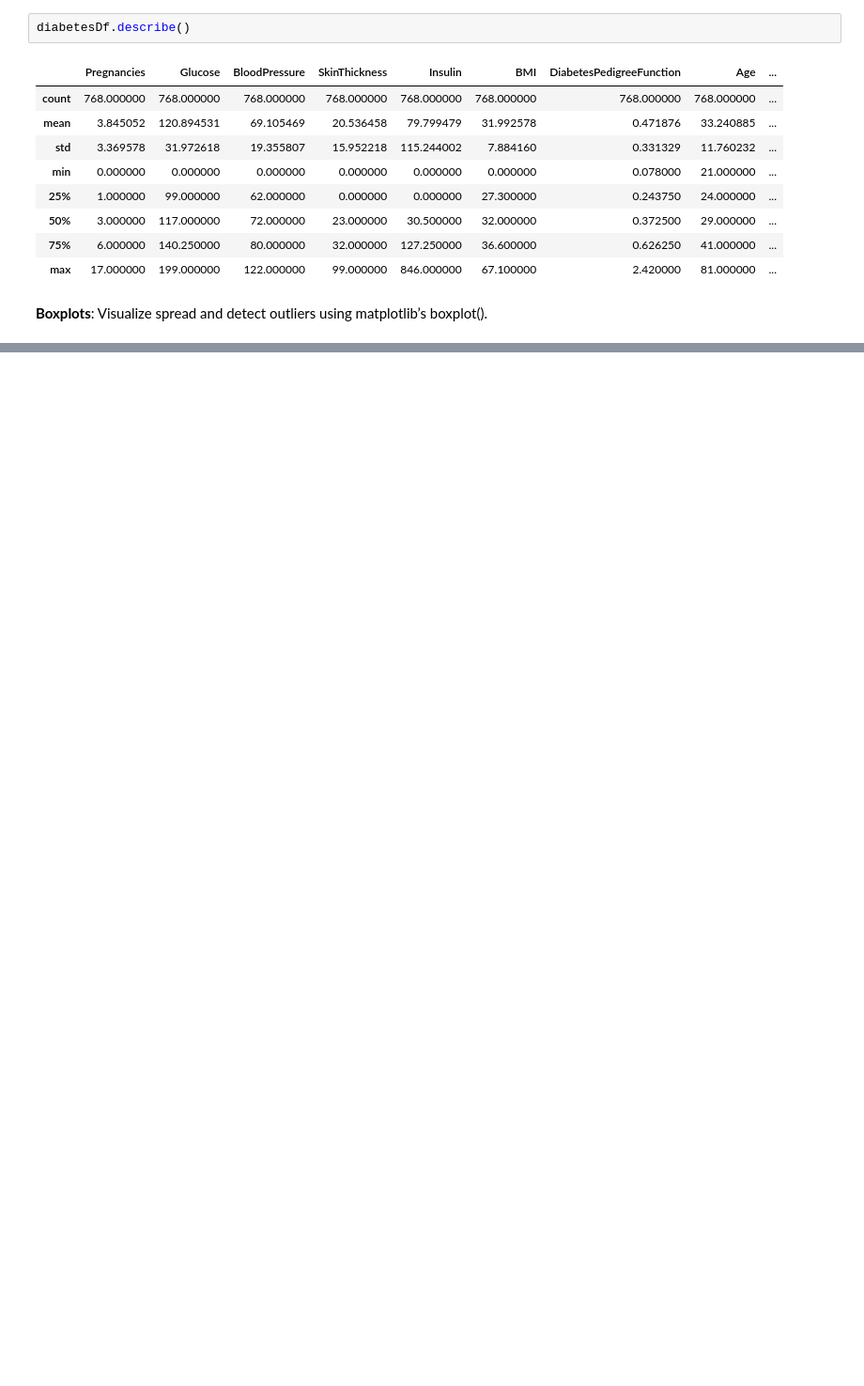
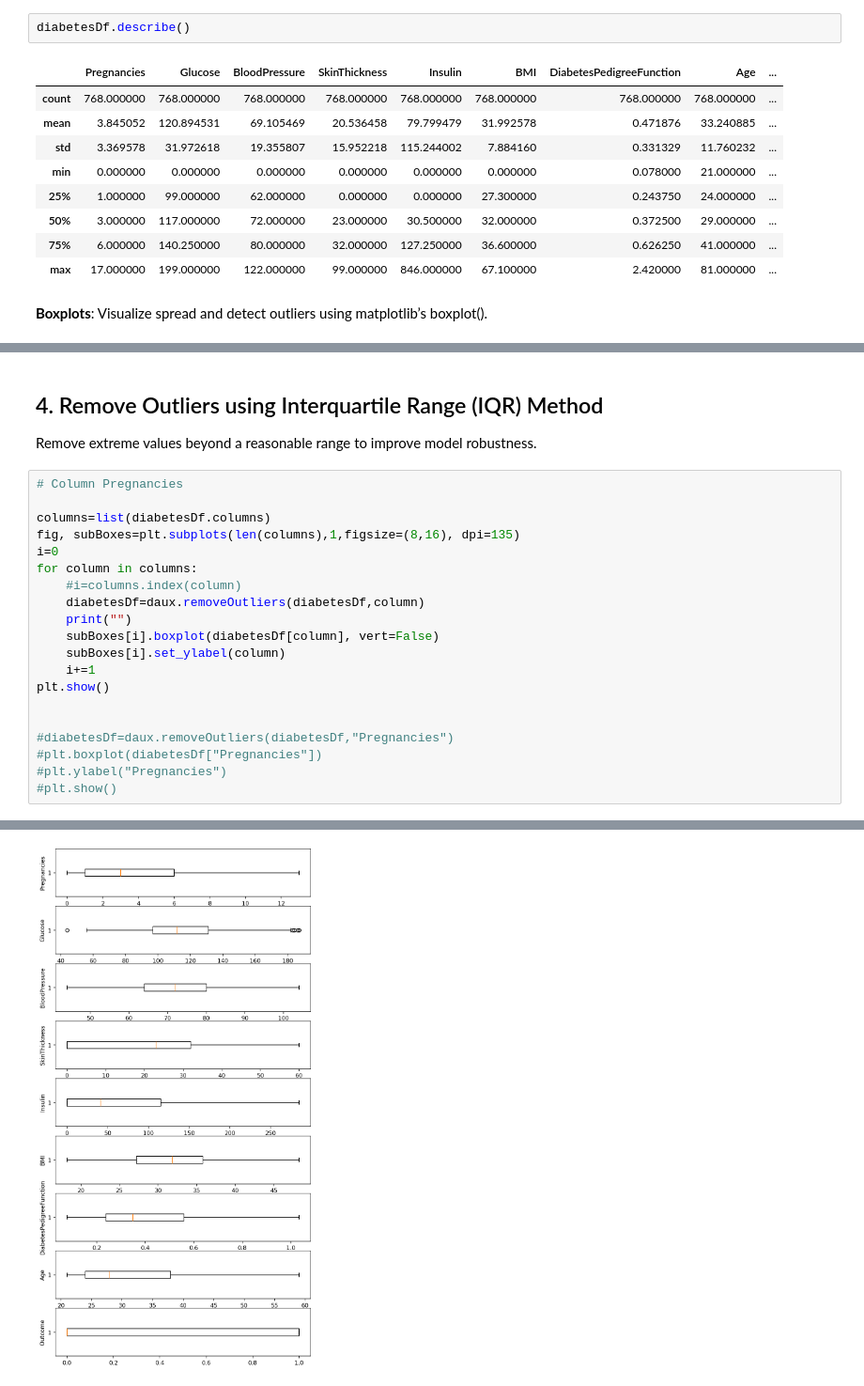
Before and after one commit to Jaimepelembe/Data_analyst_bootcamp_from_basics_to_advanced, a Jupyter notebook: S4_Data_Analysis/3.2.dataPreProcessing.ipynb, the cells around one changed output, grey strips where cells are left out. Shown at 94% size. Saved outputs shown, nothing was run; the diff lists cells and outputs as text; blank space fills up the shorter version.

```diff
--- a/S4_Data_Analysis/3.2.dataPreProcessing.ipynb
+++ b/S4_Data_Analysis/3.2.dataPreProcessing.ipynb
@@ -97,0 +99,24 @@ plt.show()
+# %% [markdown]
+## 4. Remove Outliers using Interquartile Range (IQR) Method
+Remove extreme values beyond a reasonable range to improve model robustness.
+# %%
+# Column Pregnancies
+
+columns=list(diabetesDf.columns)
+fig, subBoxes=plt.subplots(len(columns),1,figsize=(8,16), dpi=135)
+i=0
+for column in columns:
+    #i=columns.index(column)
+    diabetesDf=daux.removeOutliers(diabetesDf,column)
+    print("")
+    subBoxes[i].boxplot(diabetesDf[column], vert=False)
+    subBoxes[i].set_ylabel(column)
+    i+=1
+plt.show()
+
+
+#diabetesDf=daux.removeOutliers(diabetesDf,"Pregnancies")
+#plt.boxplot(diabetesDf["Pregnancies"])
+#plt.ylabel("Pregnancies")
+#plt.show()
+# %% [output]
@@ -97,0 +140 @@ plt.show()
+[figure, added]
```
Also changed, not shown: parts of 22 cells of this notebook, 2 other files.
